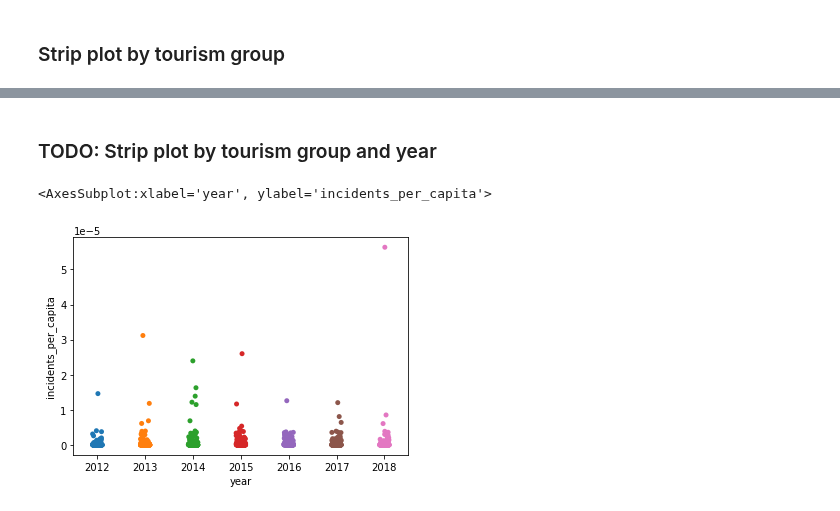
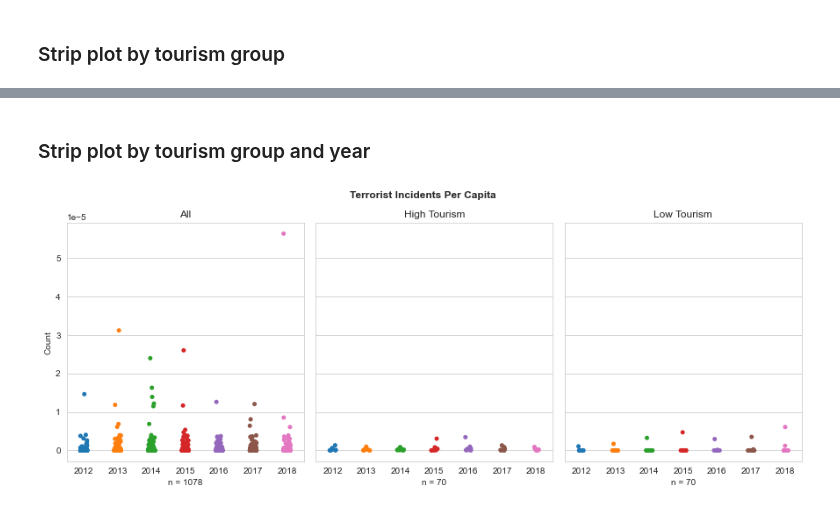
Before and after one commit to brooke-l-hawkins/milestone-i-project, a Jupyter notebook: code/visualize-distribution-incident-per-capita.ipynb, the cells around one changed output, grey strips where cells are left out. Drawn from its saved outputs; the diff is of its cells as text; code cells hidden in the pictures.

```diff
--- a/code/visualize-distribution-incident-per-capita.ipynb
+++ b/code/visualize-distribution-incident-per-capita.ipynb
@@ -137,32 +137,29 @@ fig.subplots_adjust(wspace=.05, hspace=0)
 # %% [markdown]
-###  TODO: Strip plot by tourism group and year
+### Strip plot by tourism group and year
 # %%
 # find slices for all countries, and countries with high and low tourism
-all_x = df['incidents_per_capita']
-high_x = df[df['tourism_group']=='high']['incidents_per_capita']
-low_x = df[df['tourism_group']=='low']['incidents_per_capita']
+all_df = df
+high_df = df[df['tourism_group']=='high']
+low_df = df[df['tourism_group']=='low']
 # %%
 # set style
 sns.set_style('whitegrid')
 
 # create figure
 fig, axs = plt.subplots(1, 3, sharex=True, sharey=True, figsize=(15,5))
-fig.suptitle('Terrorist Incidents Per Capita', fontsize=12, fontweight ="bold")
+fig.suptitle('Terrorist Incidents Per Capita\n', fontsize=12, fontweight ="bold")
 
 # create strip plots
-sns.stripplot(y=all_x, ax=axs[0])
-sns.stripplot(y=high_x, ax=axs[1])
-sns.stripplot(y=low_x, ax=axs[2])
+sns.stripplot(x='year', y='incidents_per_capita', data=all_df, ax=axs[0])
+sns.stripplot(x='year', y='incidents_per_capita', data=high_df, ax=axs[1])
+sns.stripplot(x='year', y='incidents_per_capita', data=low_df, ax=axs[2])
 
 # set subplot titles and axis labels
-axs[0].set(ylabel='Count', title='All')
-axs[1].set(ylabel=None, title='High Tourism')
-axs[2].set(ylabel=None, title='Low Tourism')
+axs[0].set(ylabel='Count', xlabel='n = 1078', title='All')
+axs[1].set(ylabel=None, xlabel='n = 70', title='High Tourism')
+axs[2].set(ylabel=None, xlabel='n = 70', title='Low Tourism')
 
 # place subplots closer together
 fig.subplots_adjust(wspace=.05, hspace=0)
+# %% [output]
+[figure, added]
-# %%
-sns.stripplot(x='year', y='incidents_per_capita', data=df)
-# %% [output]
-<AxesSubplot:xlabel='year', ylabel='incidents_per_capita'>
-[figure, removed]
```
Also changed, not shown: parts of 4 cells of this notebook.
